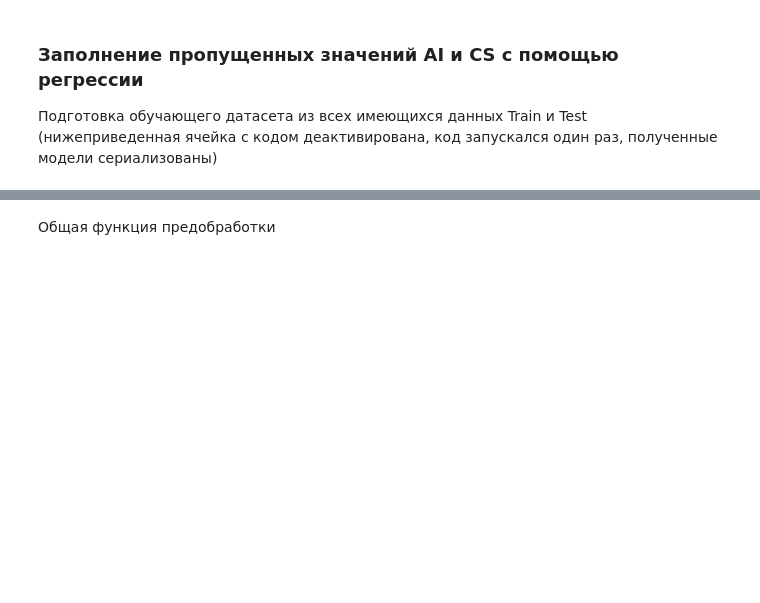
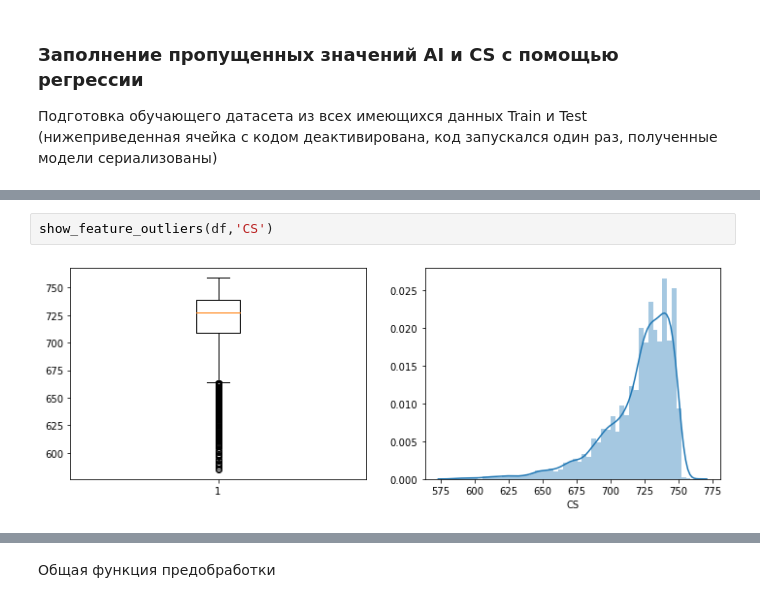
Before and after one commit to aechernenko/gbu_ai, a Jupyter notebook: Python_DS_2/AChernenko_source.ipynb, the cells around one changed output, grey strips where cells are left out. Drawn from its saved outputs; the diff is of its cells as text; blank space fills up the shorter version.

```diff
--- a/Python_DS_2/AChernenko_source.ipynb
+++ b/Python_DS_2/AChernenko_source.ipynb
@@ -438,0 +450,4 @@ fillna_model(df, 'CS', MODEL_CS_FILE_PATH)
+# %%
+show_feature_outliers(df,'CS')
+# %% [output]
+[figure, added]
```
Also changed, not shown: parts of 23 cells of this notebook, 5 other files.
